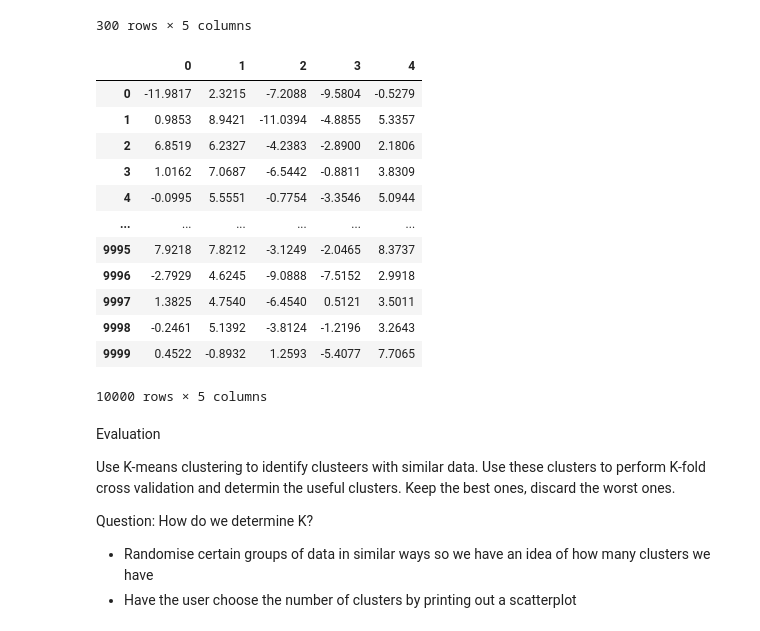
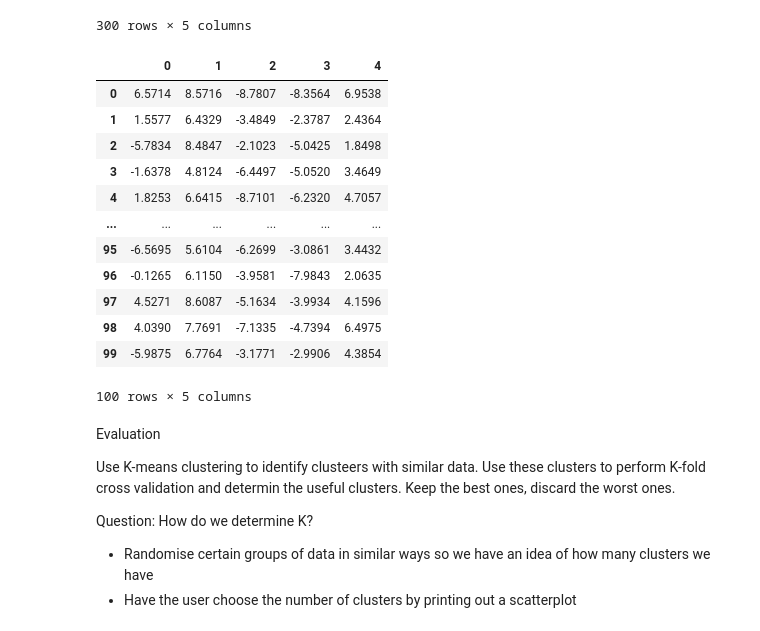
Before and after one commit to AdJansen/Artificial-Immune-System-For-Class-Imbalance, a Jupyter notebook: AIS.ipynb, the cells around one changed output. Cells and saved outputs as stored; diff of their text form; code cells hidden in the pictures.

```diff
--- a/AIS.ipynb
+++ b/AIS.ipynb
@@ -108,8 +108,8 @@ dtype: int64
 def get_bounds(minorityDF) -> dict:
     out = {}
     for col in minorityDF:
-        colMax = df[col].max()
-        colMin = df[col].min()
+        colMax = minorityDF[col].max()
+        colMin = minorityDF[col].min()
         out[col] = (colMin, colMax)
     return out
 
@@ -418,46 +418,46 @@ def AIS(df,max_rounds, totalPopulation):
             # will this give the same thing every time?
             current = current_gen.copy()
             for col in current_labels:
                 current = current.join(current_labels[col])
             #current.co(current_labels)
 
             antibody_population = mutatePopulation(current,bounds,['5'])
             next_gen, next_labels = separate_df(antibody_population)
             current_gen, current_labels = separate_df(current)
 
             # print('trump')
             # print(current_labels)
             # print(next_labels)
             # print(current_gen)
             # print(current)
             # print(antibody_population)
 
 
 
     return current_gen, count
 
 
 
 
 fd = pd.read_csv("./Data/GeneratedSyntheticData-NosiyEasy.csv",index_col=0)
 
 #fd.drop("Unnamed: 0",axis=1)
-x,y= AIS(df,100)
+x,y= AIS(df,1, 100)
 x
 # %% [output]
 |  | 0 | 1 | 2 | 3 | 4 |
-| 0 | -11.9817 | 2.3215 | -7.2088 | -9.5804 | -0.5279 |
-| 1 | 0.9853 | 8.9421 | -11.0394 | -4.8855 | 5.3357 |
-| 2 | 6.8519 | 6.2327 | -4.2383 | -2.8900 | 2.1806 |
-| 3 | 1.0162 | 7.0687 | -6.5442 | -0.8811 | 3.8309 |
-| 4 | -0.0995 | 5.5551 | -0.7754 | -3.3546 | 5.0944 |
+| 0 | 6.5714 | 8.5716 | -8.7807 | -8.3564 | 6.9538 |
+| 1 | 1.5577 | 6.4329 | -3.4849 | -2.3787 | 2.4364 |
+| 2 | -5.7834 | 8.4847 | -2.1023 | -5.0425 | 1.8498 |
+| 3 | -1.6378 | 4.8124 | -6.4497 | -5.0520 | 3.4649 |
+| 4 | 1.8253 | 6.6415 | -8.7101 | -6.2320 | 4.7057 |
 | ... | ... | ... | ... | ... | ... |
-| 9995 | 7.9218 | 7.8212 | -3.1249 | -2.0465 | 8.3737 |
-| 9996 | -2.7929 | 4.6245 | -9.0888 | -7.5152 | 2.9918 |
-| 9997 | 1.3825 | 4.7540 | -6.4540 | 0.5121 | 3.5011 |
-| 9998 | -0.2461 | 5.1392 | -3.8124 | -1.2196 | 3.2643 |
-| 9999 | 0.4522 | -0.8932 | 1.2593 | -5.4077 | 7.7065 |
+| 95 | -6.5695 | 5.6104 | -6.2699 | -3.0861 | 3.4432 |
+| 96 | -0.1265 | 6.1150 | -3.9581 | -7.9843 | 2.0635 |
+| 97 | 4.5271 | 8.6087 | -5.1634 | -3.9934 | 4.1596 |
+| 98 | 4.0390 | 7.7691 | -7.1335 | -4.7394 | 6.4975 |
+| 99 | -5.9875 | 6.7764 | -3.1771 | -2.9906 | 4.3854 |
-10000 rows × 5 columns
+100 rows × 5 columns
 # %% [markdown]
 Evaluation
 
```
Also changed, not shown: parts of 1 cell of this notebook, 2 other files.
